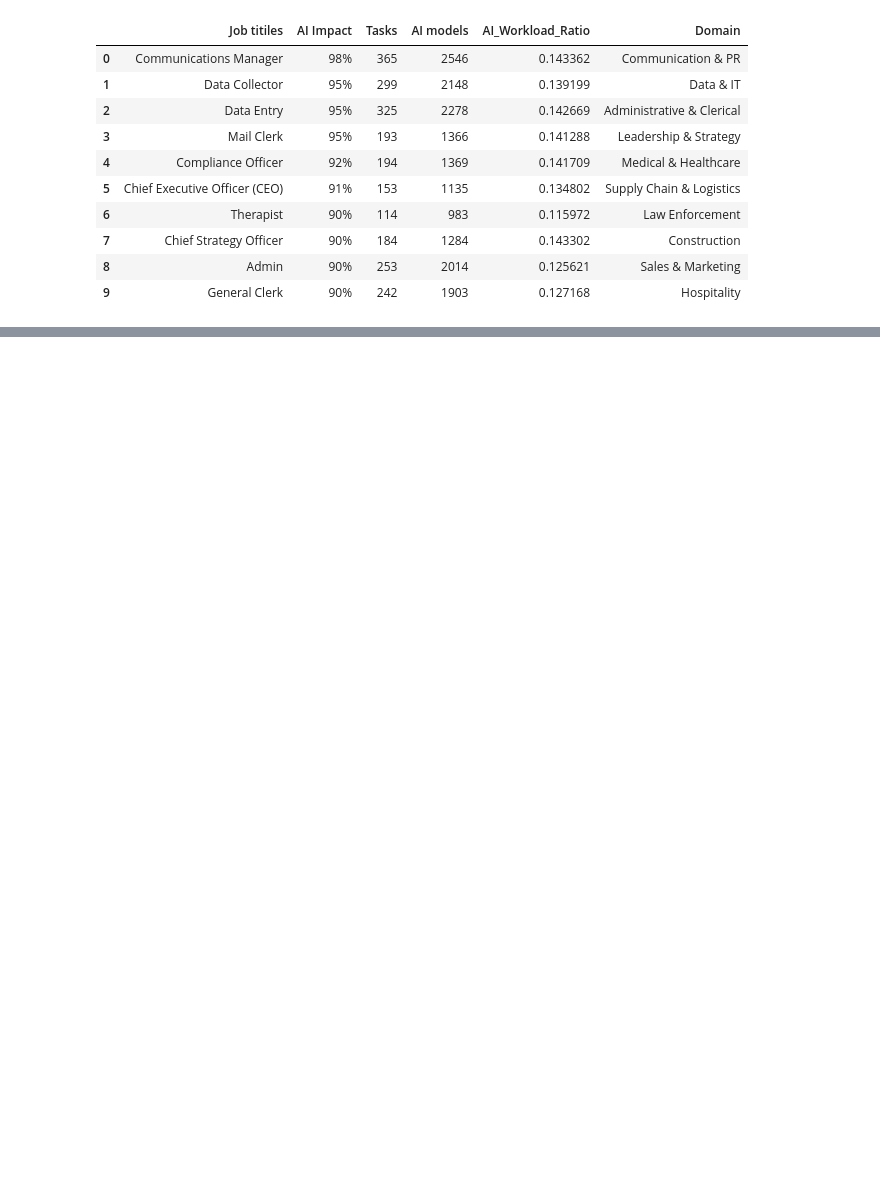
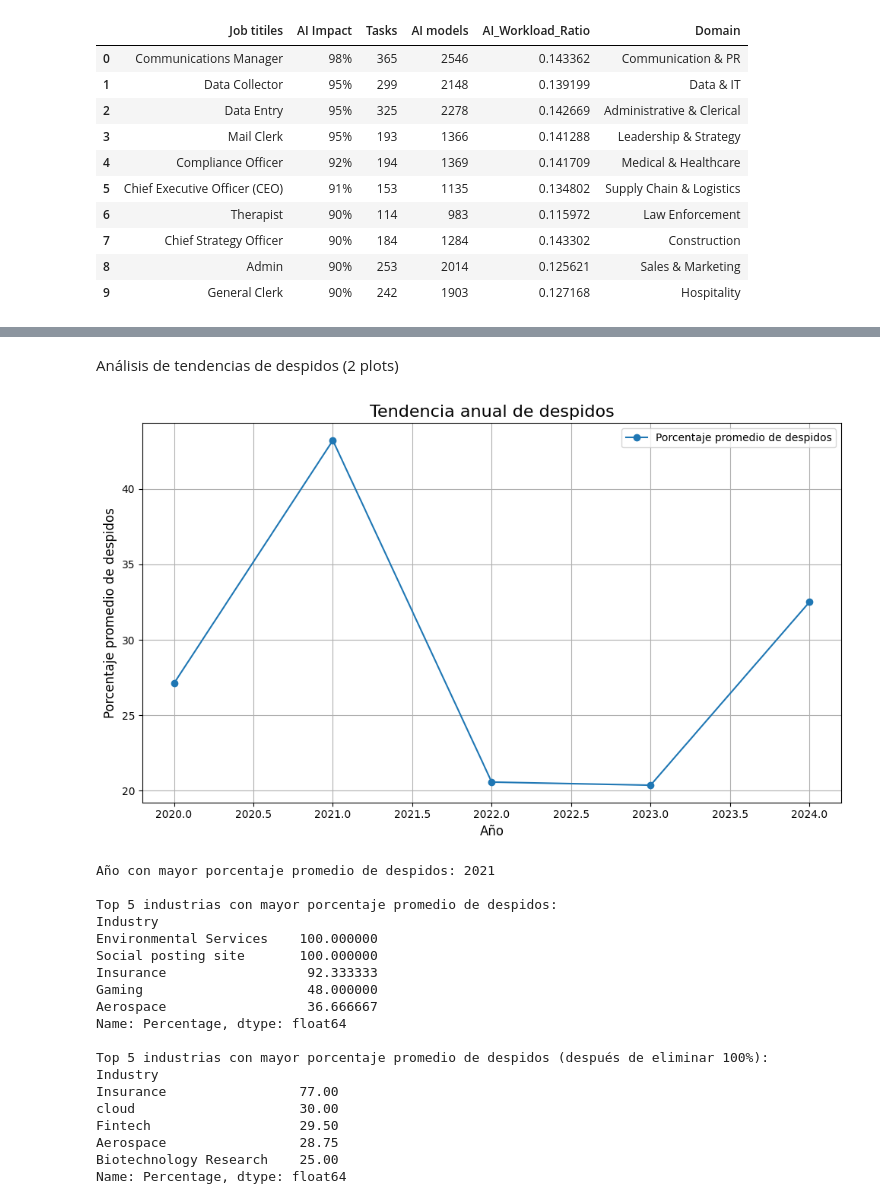
Before and after one commit to adrianalessandro/proyecto_csdatos, a Jupyter notebook: main.ipynb, the cells around one changed output, grey strips where cells are left out. Saved outputs shown, nothing was run; the diff lists cells and outputs as text; code cells hidden in the pictures; blank space fills up the shorter version.

```diff
--- a/main.ipynb
+++ b/main.ipynb
@@ -172,0 +425,73 @@ df_IA_impact
+# %% [markdown]
+Análisis de tendencias de despidos (2 plots)
+# %%
+# Agrupar por año y calcular el promedio y total de despidos
+yearly_layoffs = layoffs_data.groupby('Year').agg(
+    average_percentage=('Percentage', 'mean'),
+    total_laid_off=('Company_Size_before_Layoffs', 'sum')
+).sort_index()
+
+# Visualizar tendencia anual de despidos
+plt.figure(figsize=(10, 6))
+plt.plot(yearly_layoffs.index, yearly_layoffs['average_percentage'], marker='o', label='Porcentaje promedio de despidos')
+plt.title('Tendencia anual de despidos', fontsize=16)
+plt.xlabel('Año', fontsize=12)
+plt.ylabel('Porcentaje promedio de despidos', fontsize=12)
+plt.grid(True)
+plt.legend()
+plt.tight_layout()
+plt.show()
+
+# Identificar el año con mayor porcentaje promedio de despidos
+peak_layoff_year = yearly_layoffs['average_percentage'].idxmax()
+print(f"\nAño con mayor porcentaje promedio de despidos: {peak_layoff_year}")
+
+# Agrupar por industria y calcular el promedio de despidos
+industry_layoffs = layoffs_data.groupby('Industry')['Percentage'].mean().sort_values(ascending=False)
+
+# Mostrar las 5 industrias con mayor porcentaje promedio de despidos
+print("\nTop 5 industrias con mayor porcentaje promedio de despidos:")
+print(industry_layoffs.head(5))
+
+# Visualizar impacto por industria
+# Filtrar industrias con porcentaje de despidos menor al 100%
+filtered_layoffs_data = layoffs_data[layoffs_data['Percentage'] < 100]
+
+# Recalcular el promedio de despidos por industria
+industry_layoffs_filtered = filtered_layoffs_data.groupby('Industry')['Percentage'].mean().sort_values(ascending=False)
+
+# Mostrar las 5 industrias principales después del filtro
+print("\nTop 5 industrias con mayor porcentaje promedio de despidos (después de eliminar 100%):")
+print(industry_layoffs_filtered.head(5))
+
+# Visualizar impacto por industria después del filtro
+plt.figure(figsize=(12, 8))
+industry_layoffs_filtered.head(10).plot(kind='bar', color='orange')
+plt.title('Top 10 industrias con mayor porcentaje promedio de despidos (filtradas)', fontsize=16)
+plt.xlabel('Industria', fontsize=12)
+plt.ylabel('Porcentaje promedio de despidos', fontsize=12)
+plt.xticks(rotation=45, ha='right')
+plt.grid(axis='y')
+plt.tight_layout()
+plt.show()
+# %% [output]
+[figure, added]
+Año con mayor porcentaje promedio de despidos: 2021
+
+Top 5 industrias con mayor porcentaje promedio de despidos:
+Industry
+Environmental Services    100.000000
+Social posting site       100.000000
+Insurance                  92.333333
+Gaming                     48.000000
+Aerospace                  36.666667
+Name: Percentage, dtype: float64
+
+Top 5 industrias con mayor porcentaje promedio de despidos (después de eliminar 100%):
+Industry
+Insurance                 77.00
+cloud                     30.00
+Fintech                   29.50
+Aerospace                 28.75
+Biotechnology Research    25.00
+Name: Percentage, dtype: float64
```
Also changed, not shown: parts of 64 cells of this notebook.
